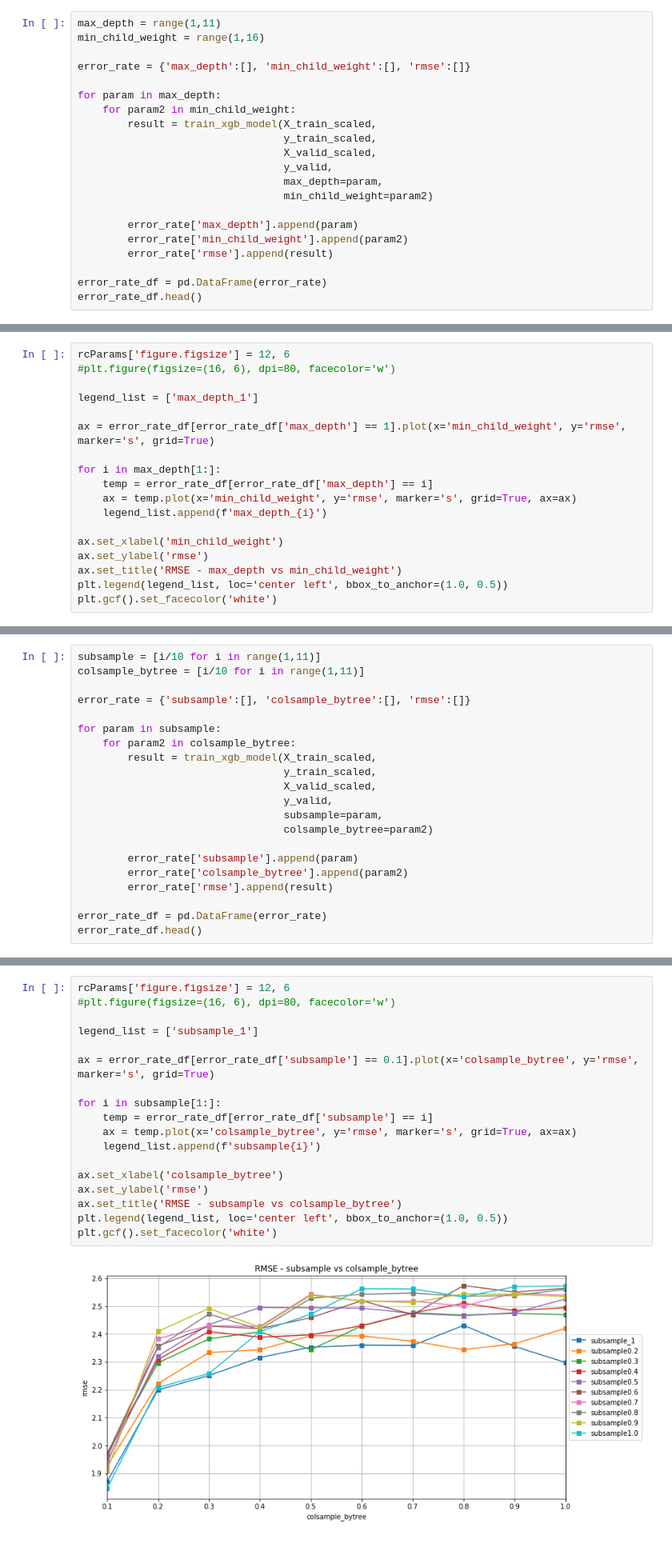
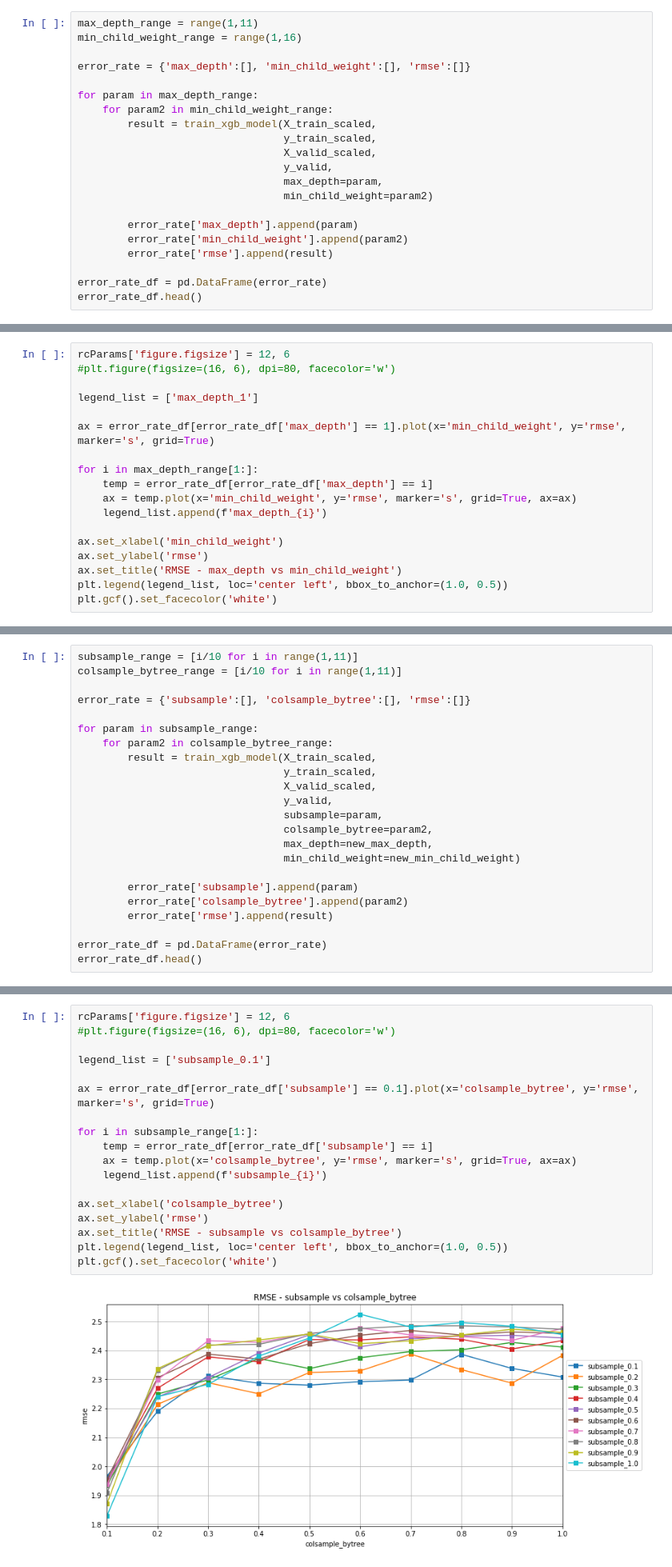
Before and after one commit to terrill11/spy_trend, a Jupyter notebook: spy_trend_xgboost.ipynb, the cells around one changed output, grey strips where cells are left out. Shown at 80% size. Drawn from its saved outputs; the diff is of its cells as text.

Commit message:
finished param tuning

```diff
--- a/spy_trend_xgboost.ipynb
+++ b/spy_trend_xgboost.ipynb
@@ -531,13 +532,13 @@ default values:
 max_depth = 3,
 min_child_weight = 1
 # %%
-max_depth = range(1,11)
-min_child_weight = range(1,16)
+max_depth_range = range(1,11)
+min_child_weight_range = range(1,16)
 
 error_rate = {'max_depth':[], 'min_child_weight':[], 'rmse':[]}
 
-for param in max_depth:
-    for param2 in min_child_weight:
+for param in max_depth_range:
+    for param2 in min_child_weight_range:
         result = train_xgb_model(X_train_scaled,
                                  y_train_scaled,
                                  X_valid_scaled,
@@ -566,7 +567,7 @@ legend_list = ['max_depth_1']
 
 ax = error_rate_df[error_rate_df['max_depth'] == 1].plot(x='min_child_weight', y='rmse', marker='s', grid=True)
 
-for i in max_depth[1:]:
+for i in max_depth_range[1:]:
     temp = error_rate_df[error_rate_df['max_depth'] == i]
     ax = temp.plot(x='min_child_weight', y='rmse', marker='s', grid=True, ax=ax)
     legend_list.append(f'max_depth_{i}')
@@ -600,19 +601,21 @@ subsample & colsample_bytree
 
 default values: subsample = 1, colsample_bytree = 1
 # %%
-subsample = [i/10 for i in range(1,11)]
-colsample_bytree = [i/10 for i in range(1,11)]
+subsample_range = [i/10 for i in range(1,11)]
+colsample_bytree_range = [i/10 for i in range(1,11)]
 
 error_rate = {'subsample':[], 'colsample_bytree':[], 'rmse':[]}
 
-for param in subsample:
-    for param2 in colsample_bytree:
+for param in subsample_range:
+    for param2 in colsample_bytree_range:
         result = train_xgb_model(X_train_scaled,
                                  y_train_scaled,
                                  X_valid_scaled,
                                  y_valid,
                                  subsample=param,
-                                 colsample_bytree=param2)
+                                 colsample_bytree=param2,
+                                 max_depth=new_max_depth,
+                                 min_child_weight=new_min_child_weight)
 
         error_rate['subsample'].append(param)
         error_rate['colsample_bytree'].append(param2)
@@ -630,23 +633,23 @@ error_rate_df.head()
 # %%
 rcParams['figure.figsize'] = 12, 6
 #plt.figure(figsize=(16, 6), dpi=80, facecolor='w')
 
-legend_list = ['subsample_1']
+legend_list = ['subsample_0.1']
 
 ax = error_rate_df[error_rate_df['subsample'] == 0.1].plot(x='colsample_bytree', y='rmse', marker='s', grid=True)
 
-for i in subsample[1:]:
+for i in subsample_range[1:]:
     temp = error_rate_df[error_rate_df['subsample'] == i]
     ax = temp.plot(x='colsample_bytree', y='rmse', marker='s', grid=True, ax=ax)
-    legend_list.append(f'subsample{i}')
+    legend_list.append(f'subsample_{i}')
 
 ax.set_xlabel('colsample_bytree')
 ax.set_ylabel('rmse')
 ax.set_title('RMSE - subsample vs colsample_bytree')
 plt.legend(legend_list, loc='center left', bbox_to_anchor=(1.0, 0.5))
 plt.gcf().set_facecolor('white')
 # %% [output]
-[figure, old version]
+[figure, new version]
 # %%
 temp = error_rate_df[error_rate_df['rmse'] == error_rate_df['rmse'].min()]
 min_rmse = temp['rmse'].iloc[0]
```
Also changed, not shown: parts of 19 cells of this notebook.
